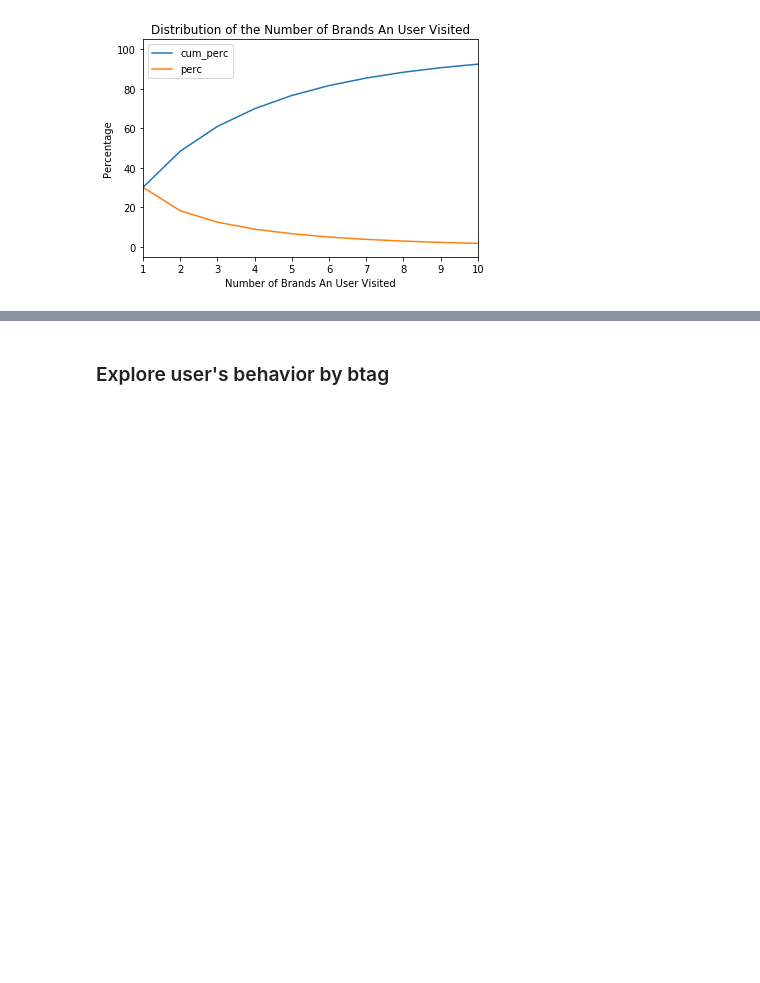
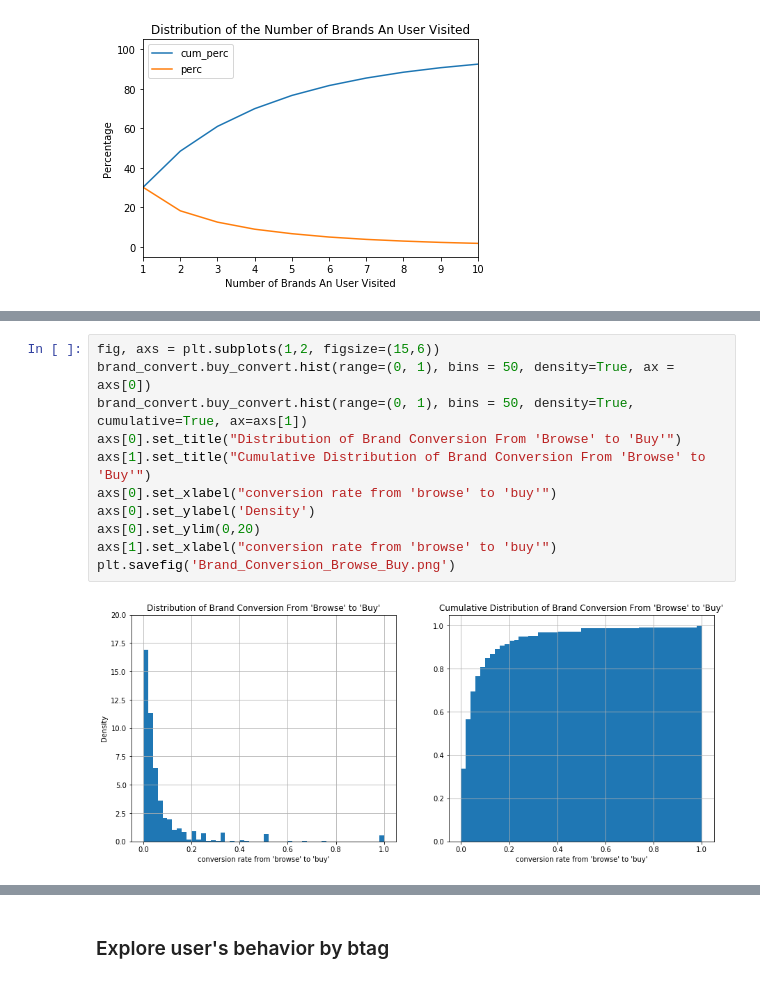
Before and after one commit to elainewyq/Click_Through_Rate_Prediction_Taobao, a Jupyter notebook: User_Behavior_Data_Mining.ipynb, the cells around one changed output, grey strips where cells are left out. Saved outputs shown, nothing was run; the diff lists cells and outputs as text; blank space fills up the shorter version.

```diff
--- a/User_Behavior_Data_Mining.ipynb
+++ b/User_Behavior_Data_Mining.ipynb
@@ -408,0 +449,13 @@ plt.savefig('Number_of_brands_an_user_visit.png');
+# %%
+fig, axs = plt.subplots(1,2, figsize=(15,6))
+brand_convert.buy_convert.hist(range=(0, 1), bins = 50, density=True, ax = axs[0])
+brand_convert.buy_convert.hist(range=(0, 1), bins = 50, density=True, cumulative=True, ax=axs[1])
+axs[0].set_title("Distribution of Brand Conversion From 'Browse' to 'Buy'")
+axs[1].set_title("Cumulative Distribution of Brand Conversion From 'Browse' to 'Buy'")
+axs[0].set_xlabel("conversion rate from 'browse' to 'buy'")
+axs[0].set_ylabel('Density')
+axs[0].set_ylim(0,20)
+axs[1].set_xlabel("conversion rate from 'browse' to 'buy'")
+plt.savefig('Brand_Conversion_Browse_Buy.png')
+# %% [output]
+[figure, added]
```
Also changed, not shown: parts of 15 cells of this notebook, 2 other files.
